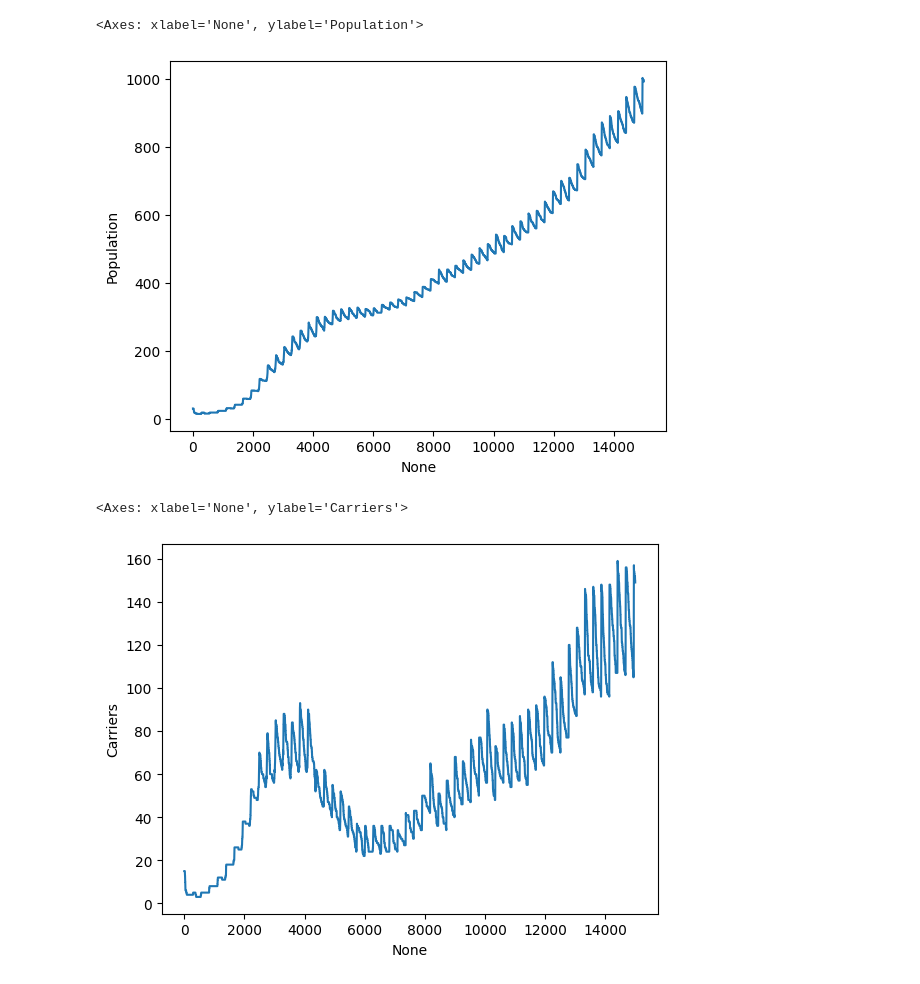
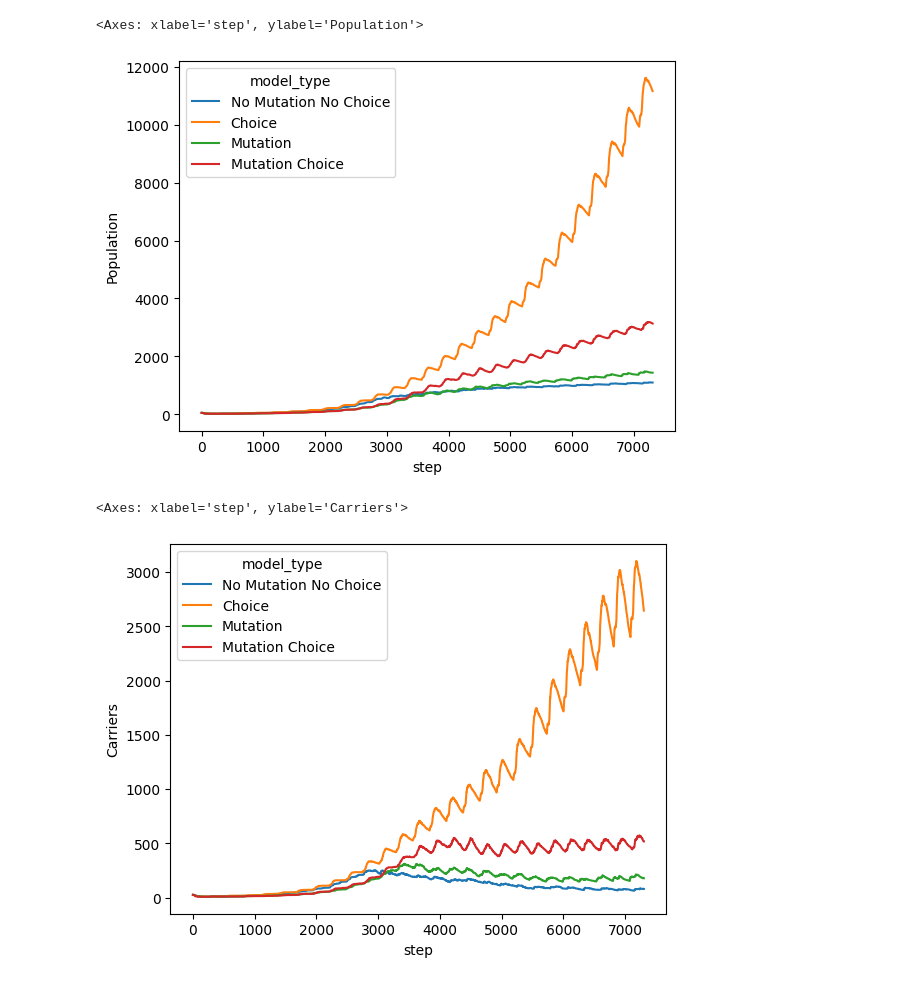
Before and after one commit to bytang/reproductive-strategies, a Jupyter notebook: doodles.ipynb, the cells around one changed output. Drawn from its saved outputs; the diff is of its cells as text; code cells hidden in the pictures.

Commit message:
Add new graphs

```diff
--- a/doodles.ipynb
+++ b/doodles.ipynb
@@ -15 +16,24 @@ agent_data = model.datacollector.get_agent_vars_dataframe()
+# %%
+modelNone = Fitness(50, 20, 20, abundance=0.5, mutation=False, choosy=False)
+modelC = Fitness(50, 20, 20, abundance=0.5, mutation=False, choosy=True)
+modelM = Fitness(50, 20, 20, abundance=0.5, mutation=True, choosy=False)
+modelMC = Fitness(50, 20, 20, abundance=0.5, mutation=True, choosy=True)
+
+for _ in range(8000):
+    modelNone.step()
+    modelC.step()
+    modelM.step()
+    modelMC.step()
+
+modelNone_data = modelNone.datacollector.get_model_vars_dataframe()
+modelNone_agent_data = modelNone.datacollector.get_agent_vars_dataframe()
+
+modelC_data = modelC.datacollector.get_model_vars_dataframe()
+modelC_agent_data = modelC.datacollector.get_agent_vars_dataframe()
+
+modelM_data = modelM.datacollector.get_model_vars_dataframe()
+modelM_agent_data = modelM.datacollector.get_agent_vars_dataframe()
+
+modelMC_data = modelMC.datacollector.get_model_vars_dataframe()
+modelMC_agent_data = modelMC.datacollector.get_agent_vars_dataframe()
 # %%
@@ -59,0 +43,11 @@ print(model_data)
+# %%
+model_names = ["No Mutation No Choice", "Choice", "Mutation", "Mutation Choice"]
+models = [modelNone_data, modelC_data, modelM_data, modelMC_data]
+
+for i, model in enumerate(models):
+    model.index.rename('step', inplace=True)
+    model.reset_index(inplace=True)
+    models[i] = model.assign(model_type=model_names[i])
+# %%
+model_data_full = pd.concat(models)
+model_data_full
@@ -70,22 +78,22 @@ sns.lineplot(
 # %%
 sns.lineplot(
-    data=model_data,
-    x=model_data.index,
+    data=model_data_full,
+    x="step",
     y="Population",
-    legend=False
+    hue="model_type"
 )
 # %% [output]
-<Axes: xlabel='None', ylabel='Population'>
+<Axes: xlabel='step', ylabel='Population'>
-[figure, old version]
+[figure, new version]
 # %%
 sns.lineplot(
-    data=model_data,
-    x=model_data.index,
+    data=model_data_full,
+    x="step",
     y="Carriers",
-    legend=False
+    hue="model_type"
 )
 # %% [output]
-<Axes: xlabel='None', ylabel='Carriers'>
+<Axes: xlabel='step', ylabel='Carriers'>
-[figure, old version]
+[figure, new version]
 # %%
 sns.lineplot(
```
Also changed, not shown: parts of 12 cells of this notebook, 2 other files.
